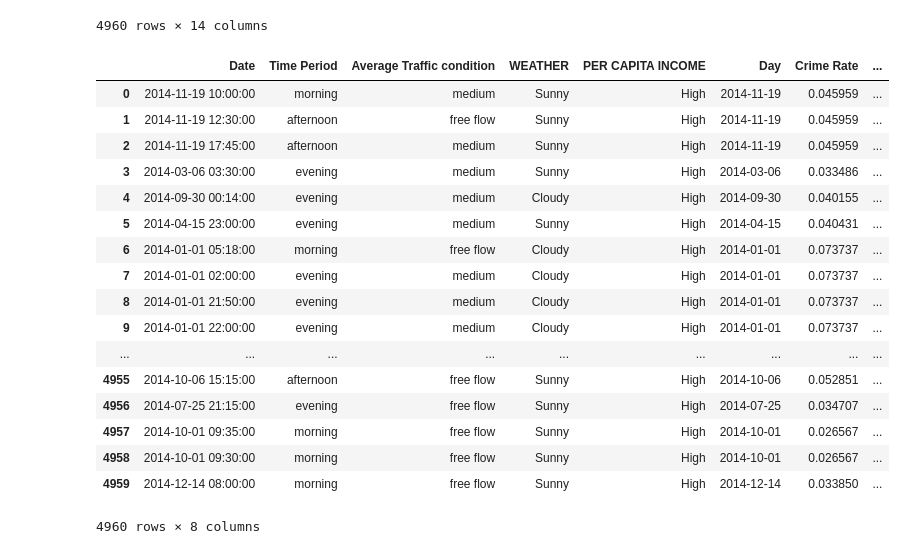
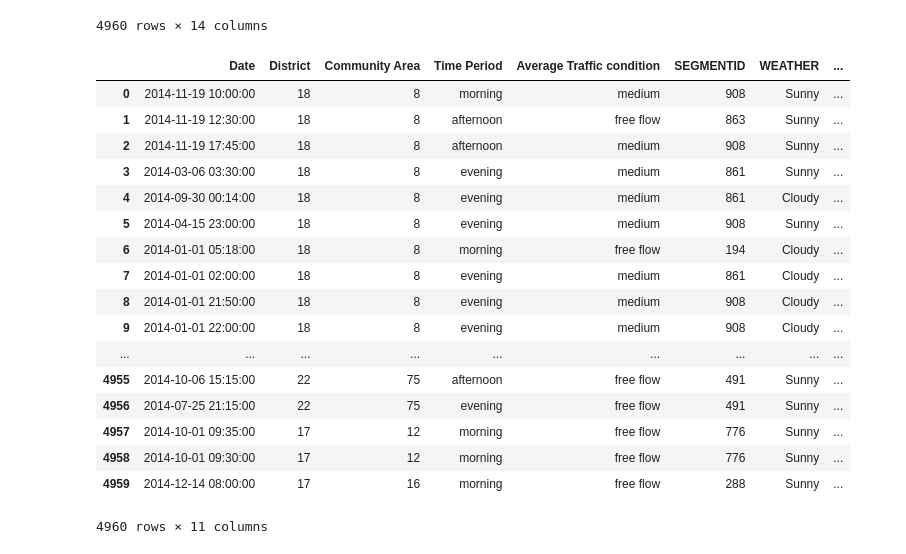
Before and after one commit to ChenshuXu/cse482-project, a Jupyter notebook: Merge crime data with crime rate.ipynb, the cells around one changed output. Cells and saved outputs as stored; diff of their text form; code cells hidden in the pictures.

```diff
--- a/Merge crime data with crime rate.ipynb
+++ b/Merge crime data with crime rate.ipynb
@@ -247,29 +247,29 @@ for index,row in df_2014.iterrows():
 
 df_2014['dayOfWeek'] = dayOfWeek
 # %%
-store_2014 = df_2014.drop(columns=['Primary Type','District', 'Community Area', 'Latitude',
-       'Longitude','SPEED','SEGMENTID'])
+store_2014 = df_2014.drop(columns=['Primary Type', 'Latitude',
+       'Longitude','SPEED'])
 
 store_2014 = store_2014.rename(columns={'Datetime':'Date'})
 store_2014
 # %% [output]
-|  | Date | Time Period | Average Traffic condition | WEATHER | PER CAPITA INCOME | Day | Crime Rate | ... |
-| 0 | 2014-11-19 10:00:00 | morning | medium | Sunny | High | 2014-11-19 | 0.045959 | ... |
-| 1 | 2014-11-19 12:30:00 | afternoon | free flow | Sunny | High | 2014-11-19 | 0.045959 | ... |
-| 2 | 2014-11-19 17:45:00 | afternoon | medium | Sunny | High | 2014-11-19 | 0.045959 | ... |
-| 3 | 2014-03-06 03:30:00 | evening | medium | Sunny | High | 2014-03-06 | 0.033486 | ... |
-| 4 | 2014-09-30 00:14:00 | evening | medium | Cloudy | High | 2014-09-30 | 0.040155 | ... |
-| 5 | 2014-04-15 23:00:00 | evening | medium | Sunny | High | 2014-04-15 | 0.040431 | ... |
-| 6 | 2014-01-01 05:18:00 | morning | free flow | Cloudy | High | 2014-01-01 | 0.073737 | ... |
-| 7 | 2014-01-01 02:00:00 | evening | medium | Cloudy | High | 2014-01-01 | 0.073737 | ... |
-| 8 | 2014-01-01 21:50:00 | evening | medium | Cloudy | High | 2014-01-01 | 0.073737 | ... |
-| 9 | 2014-01-01 22:00:00 | evening | medium | Cloudy | High | 2014-01-01 | 0.073737 | ... |
+|  | Date | District | Community Area | Time Period | Average Traffic condition | SEGMENTID | WEATHER | ... |
+| 0 | 2014-11-19 10:00:00 | 18 | 8 | morning | medium | 908 | Sunny | ... |
+| 1 | 2014-11-19 12:30:00 | 18 | 8 | afternoon | free flow | 863 | Sunny | ... |
+| 2 | 2014-11-19 17:45:00 | 18 | 8 | afternoon | medium | 908 | Sunny | ... |
+| 3 | 2014-03-06 03:30:00 | 18 | 8 | evening | medium | 861 | Sunny | ... |
+| 4 | 2014-09-30 00:14:00 | 18 | 8 | evening | medium | 861 | Cloudy | ... |
+| 5 | 2014-04-15 23:00:00 | 18 | 8 | evening | medium | 908 | Sunny | ... |
+| 6 | 2014-01-01 05:18:00 | 18 | 8 | morning | free flow | 194 | Cloudy | ... |
+| 7 | 2014-01-01 02:00:00 | 18 | 8 | evening | medium | 861 | Cloudy | ... |
+| 8 | 2014-01-01 21:50:00 | 18 | 8 | evening | medium | 908 | Cloudy | ... |
+| 9 | 2014-01-01 22:00:00 | 18 | 8 | evening | medium | 908 | Cloudy | ... |
 | ... | ... | ... | ... | ... | ... | ... | ... | ... |
-| 4955 | 2014-10-06 15:15:00 | afternoon | free flow | Sunny | High | 2014-10-06 | 0.052851 | ... |
-| 4956 | 2014-07-25 21:15:00 | evening | free flow | Sunny | High | 2014-07-25 | 0.034707 | ... |
-| 4957 | 2014-10-01 09:35:00 | morning | free flow | Sunny | High | 2014-10-01 | 0.026567 | ... |
-| 4958 | 2014-10-01 09:30:00 | morning | free flow | Sunny | High | 2014-10-01 | 0.026567 | ... |
-| 4959 | 2014-12-14 08:00:00 | morning | free flow | Sunny | High | 2014-12-14 | 0.033850 | ... |
+| 4955 | 2014-10-06 15:15:00 | 22 | 75 | afternoon | free flow | 491 | Sunny | ... |
+| 4956 | 2014-07-25 21:15:00 | 22 | 75 | evening | free flow | 491 | Sunny | ... |
+| 4957 | 2014-10-01 09:35:00 | 17 | 12 | morning | free flow | 776 | Sunny | ... |
+| 4958 | 2014-10-01 09:30:00 | 17 | 12 | morning | free flow | 776 | Sunny | ... |
+| 4959 | 2014-12-14 08:00:00 | 17 | 16 | morning | free flow | 288 | Sunny | ... |
-4960 rows × 8 columns
+4960 rows × 11 columns
 # %%
 store_2014.to_pickle("data_final_2014.pkl")
```
Also changed, not shown: parts of 1 cell of this notebook, 5 other files.
